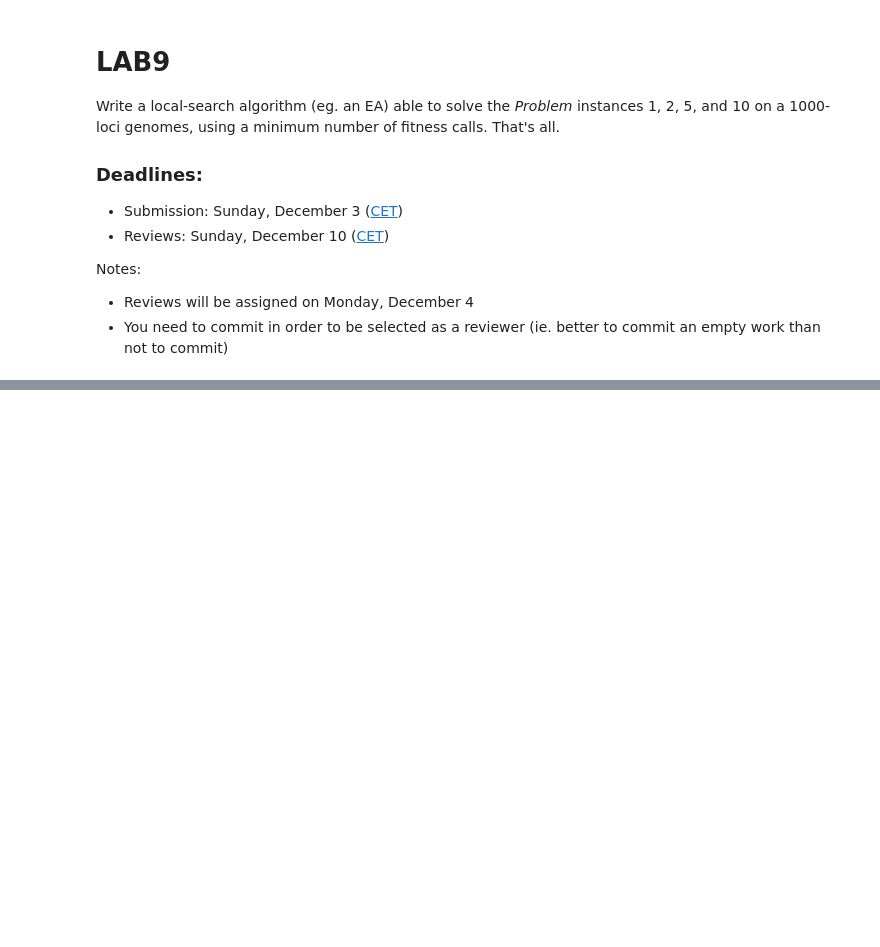
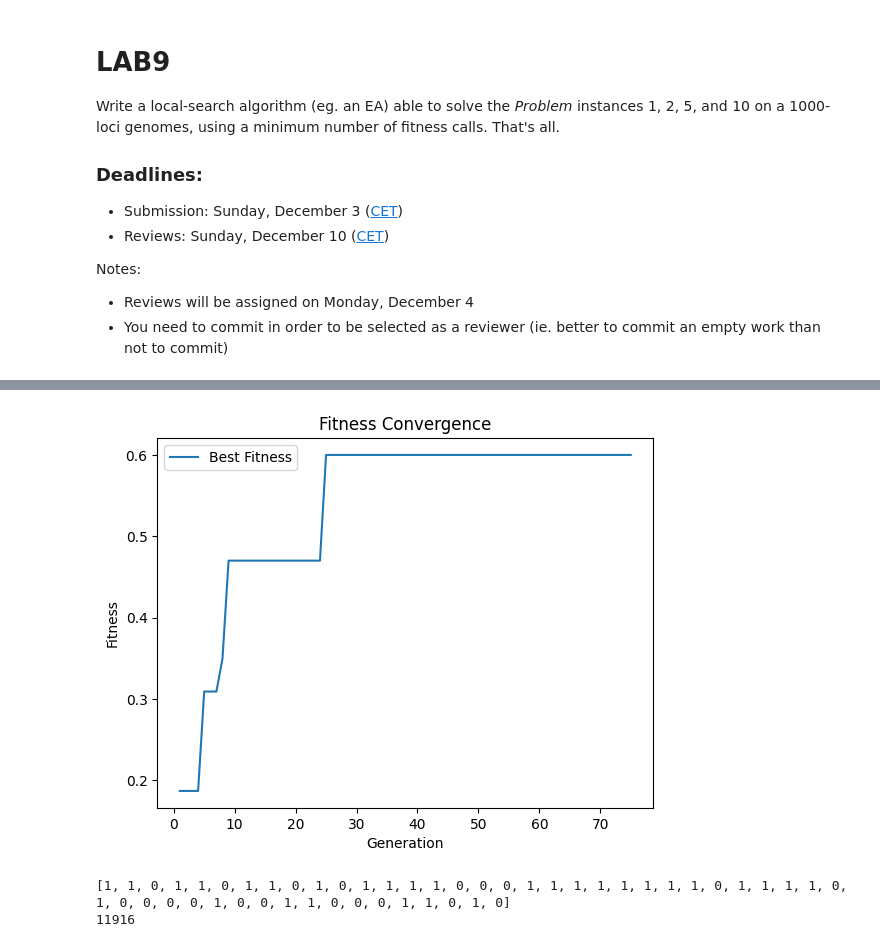
Before and after one commit to class1c-j/polito-ci-labs, a Jupyter notebook: labs/3_min_calls/lab9.ipynb, the cells around one changed output, grey strips where cells are left out. Cells and saved outputs as stored; diff of their text form; code cells hidden in the pictures; blank space fills up the shorter version.

Commit message:
Plot convergeance, try adaptive mutation

```diff
--- a/labs/3_min_calls/lab9.ipynb
+++ b/labs/3_min_calls/lab9.ipynb
@@ -21,12 +21,3 @@ from random import choices, choice, random, randint, sample
 from copy import copy
 
 import lab9_lib
-# %%
-GENOME_LENGTH = 50
-
-fitness = lab9_lib.make_problem(10)
-for n in range(10):
-    ind = choices([0, 1], k=GENOME_LENGTH)
-    print(f"{''.join(str(g) for g in ind)}: {fitness(ind):.2%}")
-
-print(fitness.calls)
@@ -50,3 +26,10 @@ TOURNAMENT_SIZE = 4
+# %%
+fitness = lab9_lib.make_problem(5)
+# %%
+POPULATION_SIZE = 20
+OFFSPRING_SIZE = POPULATION_SIZE
+MUTATION_PROBABILITY = .2
+TOURNAMENT_SIZE = 3
 # %%
 def tournament_selection(population):
     return max(
@@ -94,21 +77,26 @@ def inversion(ind):
 # %%
 population = [choices([0, 1], k=GENOME_LENGTH)] * POPULATION_SIZE
 
+import matplotlib.pyplot as plt
 
-def evolution(population, parent_selection, crossover, mutation, generations):
+
+def evolution(
+    population, parent_selection, crossover, mutation, generations, max_no_improvement
+):
     best_fitness = float("-inf")
     consecutive_no_improvement = 0
-    max_consecutive_no_improvement = generations / 10
 
-    for generation in range(generations):
+    mutation_probability = MUTATION_PROBABILITY
+
+    fitness_history = []
+
+    for generation in range(1, generations + 1):
         offspring = list()
-        for counter in range(OFFSPRING_SIZE):
-            if random() < MUTATION_PROBABILITY:  # self-adapt mutation probability
-                # mutation  # add more clever mutations
+        for _ in range(OFFSPRING_SIZE):
+            if random() < mutation_probability:
                 p = parent_selection(population)
                 o = mutation(p)
             else:
-                # xover # add more xovers
                 p1 = parent_selection(population)
                 p2 = parent_selection(population)
                 o = crossover(p1, p2)
@@ -117,18 +105,43 @@ def evolution(population, parent_selection, crossover, mutation, generations):
         population.extend(offspring)
         population.sort(key=lambda i: fitness(i), reverse=True)
         population = population[:POPULATION_SIZE]
-        print(fitness(population[0]), population[0])
 
-        if fitness(population[0]) > best_fitness:
-            best_fitness = fitness(population[0])
+        current_fitness = fitness(population[0])
+        print(current_fitness, population[0])
+
+        fitness_history.append(current_fitness)
+
+        if current_fitness > best_fitness:
+            best_fitness = current_fitness
             consecutive_no_improvement = 0
         else:
             consecutive_no_improvement += 1
+            mutation_probability *= 0.9
 
-        if consecutive_no_improvement >= max_consecutive_no_improvement:
+        if consecutive_no_improvement >= max_no_improvement:
             print(f"Converged at generation {generation}")
-            return
+            break
+
+    # Plotting fitness history
+    plt.plot(range(1, generation + 1), fitness_history, label="Best Fitness")
+    plt.xlabel("Generation")
+    plt.ylabel("Fitness")
+    plt.title("Fitness Convergence")
+    plt.legend()
+    plt.show()
+
+    return population
 
 
-print(evolution(population, tournament_selection, one_cut_xover, scramble, 1000))
+print(
+    evolution(
+        population,
+        tournament_selection,
+        one_cut_xover,
+        scramble,
+        500,
+        max_no_improvement=50,
+    )[0]
+)
+print(fitness.calls)
 # %% [output]
@@ -151,0 +165,3 @@ None
+[figure, added]
+[1, 1, 0, 1, 1, 0, 1, 1, 0, 1, 0, 1, 1, 1, 1, 0, 0, 0, 1, 1, 1, 1, 1, 1, 1, 1, 0, 1, 1, 1, 1, 0, 1, 0, 0, 0, 0, 1, 0, 0, 1, 1, 0, 0, 0, 1, 1, 0, 1, 0]
+11916
```
Also changed, not shown: parts of 4 cells of this notebook.
